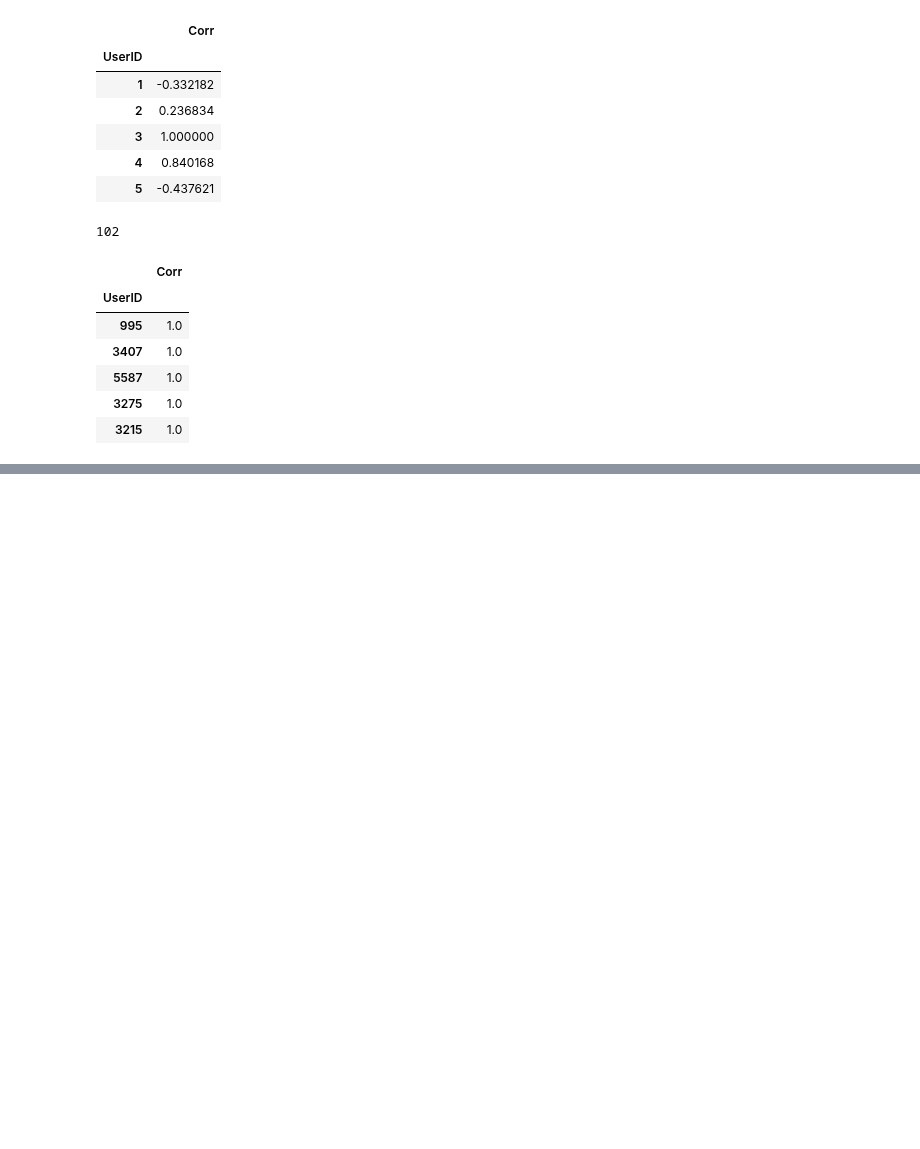
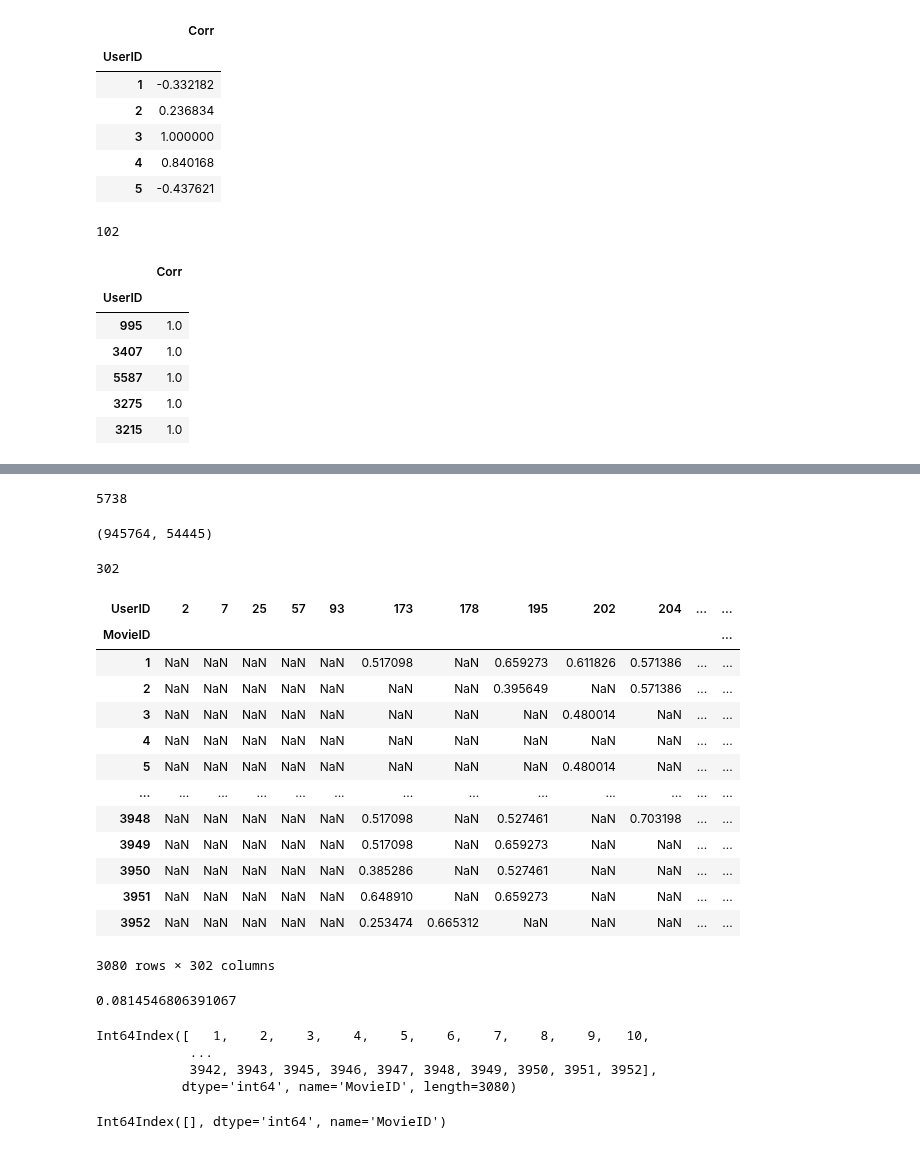
Before and after one commit to SandipSonawane/UIUC-STAT542-Statistical-Learning, a Jupyter notebook: Project 4- Movie Recommendation App/Movie_Recommender.ipynb, the cells around one changed output, grey strips where cells are left out. Saved outputs shown, nothing was run; the diff lists cells and outputs as text; code cells hidden in the pictures; blank space fills up the shorter version.

```diff
--- a/Project 4- Movie Recommendation App/Movie_Recommender.ipynb
+++ b/Project 4- Movie Recommendation App/Movie_Recommender.ipynb
@@ -481,0 +528,37 @@ pred_df.sort_values('mean', ascending=False)
+# %%
+trn_users = np.random.choice(master_df.UserID.unique(),
+                             int(len(master_df.UserID.unique())*0.95), replace=False)
+len(trn_users)
+# %% [output]
+5738
+# %%
+trn = master_df.loc[master_df.UserID.isin(trn_users), :]
+tst = master_df.loc[~master_df.UserID.isin(trn_users), :]
+# %%
+len(trn), len(tst)
+# %% [output]
+(945764, 54445)
+# %%
+trn_mat = trn.pivot_table(index='UserID',columns='MovieID',values='rating_normalized').T
+tst_mat = tst.pivot_table(index='UserID',columns='MovieID',values='rating_normalized').T
+# %%
+len(tst_mat.columns)
+# %% [output]
+302
+# %%
+tst_mat.iloc[:, :]
+# %% [output]
+| UserID | 2 | 7 | 25 | 57 | 93 | 173 | 178 | 195 | 202 | 204 | ... | ... |
+| MovieID |  |  |  |  |  |  |  |  |  |  |  | ... |
+| 1 | NaN | NaN | NaN | NaN | NaN | 0.517098 | NaN | 0.659273 | 0.611826 | 0.571386 | ... | ... |
+| 2 | NaN | NaN | NaN | NaN | NaN | NaN | NaN | 0.395649 | NaN | 0.571386 | ... | ... |
+| 3 | NaN | NaN | NaN | NaN | NaN | NaN | NaN | NaN | 0.480014 | NaN | ... | ... |
+| 4 | NaN | NaN | NaN | NaN | NaN | NaN | NaN | NaN | NaN | NaN | ... | ... |
+| 5 | NaN | NaN | NaN | NaN | NaN | NaN | NaN | NaN | 0.480014 | NaN | ... | ... |
+| ... | ... | ... | ... | ... | ... | ... | ... | ... | ... | ... | ... | ... |
+| 3948 | NaN | NaN | NaN | NaN | NaN | 0.517098 | NaN | 0.527461 | NaN | 0.703198 | ... | ... |
+| 3949 | NaN | NaN | NaN | NaN | NaN | 0.517098 | NaN | 0.659273 | NaN | NaN | ... | ... |
+| 3950 | NaN | NaN | NaN | NaN | NaN | 0.385286 | NaN | 0.527461 | NaN | NaN | ... | ... |
+| 3951 | NaN | NaN | NaN | NaN | NaN | 0.648910 | NaN | 0.659273 | NaN | NaN | ... | ... |
+| 3952 | NaN | NaN | NaN | NaN | NaN | 0.253474 | 0.665312 | NaN | NaN | NaN | ... | ... |
+3080 rows × 302 columns
@@ -481,0 +567,32 @@ pred_df.sort_values('mean', ascending=False)
+# %%
+correlation_with_user = trn_mat.corrwith(tst_mat.iloc[:, 0])
+corred = pd.DataFrame(correlation_with_user,columns=['Corr'])
+corred.dropna(inplace=True)
+corred = corred.sort_values('Corr',ascending=False)
+pred_df = pd.DataFrame()
+for i in range(10):
+    pred_df[corred.index[i]] = trn_mat.loc[:, corred.index[i]]
+pred_df['mean_rating_pred'] = pred_df.mean(axis=1)
+
+# select only those movies that are there in our test set
+pred_df = pred_df.iloc[pred_df.index.isin(tst_mat.index),]
+
+# drop movies in our test set which were not available in train set
+idx = tst_mat.index[~tst_mat.index.isin(pred_df.index)]
+tst_mat.drop(idx, axis=0, inplace=True)
+
+np.sqrt(np.nanmean((np.array(tst_mat.iloc[:, 0]) - np.array(pred_df['mean_rating_pred']))**2))
+# %% [output]
+0.0814546806391067
+# %%
+tst_mat.index
+# %% [output]
+Int64Index([   1,    2,    3,    4,    5,    6,    7,    8,    9,   10,
+            ...
+            3942, 3943, 3945, 3946, 3947, 3948, 3949, 3950, 3951, 3952],
+           dtype='int64', name='MovieID', length=3080)
+# %%
+idx = tst_mat.index[~tst_mat.index.isin(pred_df.index)]
+idx
+# %% [output]
+Int64Index([], dtype='int64', name='MovieID')
```
Also changed, not shown: parts of 13 cells of this notebook.
